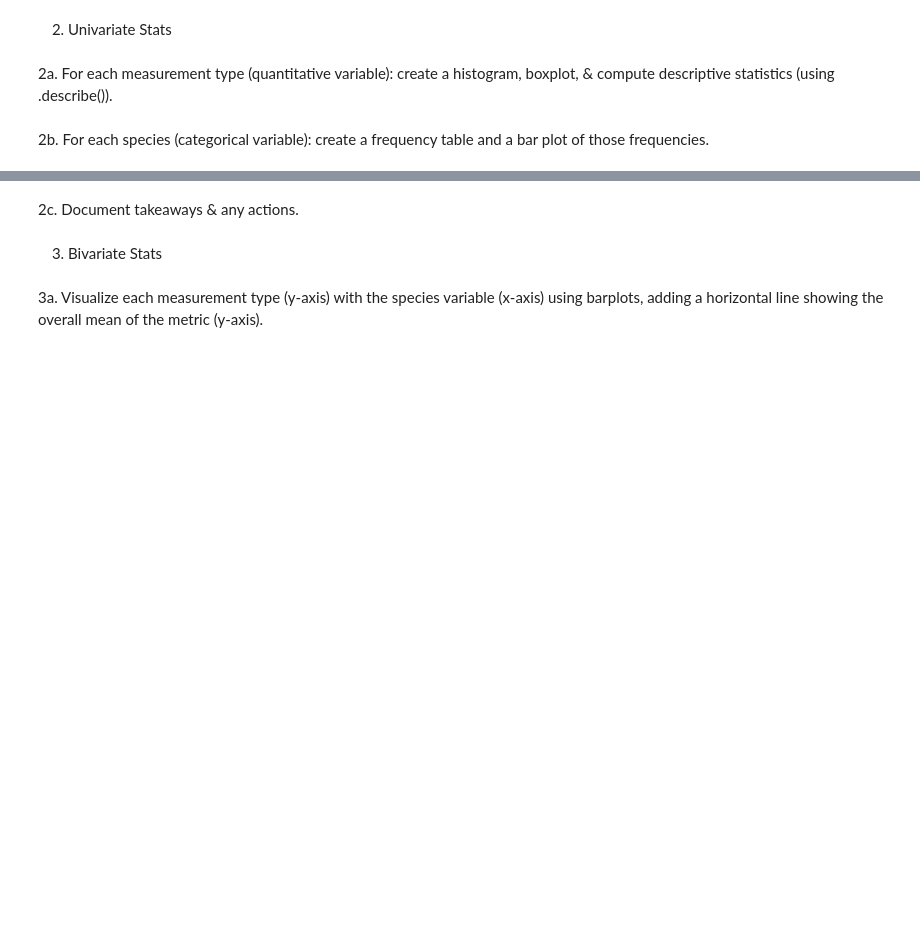
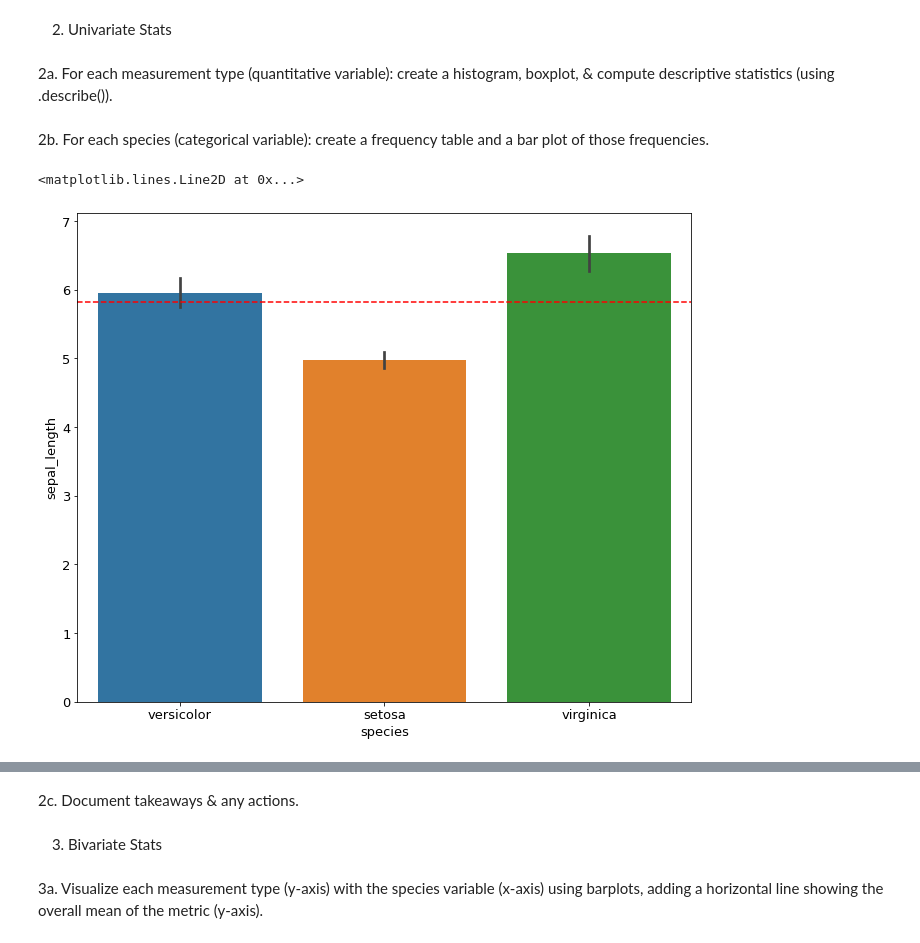
Before and after one commit to Tyler-Applegate/classification-exercises, a Jupyter notebook: classification_exercises.ipynb, the cells around one changed output, grey strips where cells are left out. Cells and saved outputs as stored; diff of their text form; code cells hidden in the pictures; blank space fills up the shorter version.

```diff
--- a/classification_exercises.ipynb
+++ b/classification_exercises.ipynb
@@ -359,0 +366,8 @@ iris_quant_vars = ['sepal_length', 'sepal_width', 'petal_length', 'petal_width']
+# %%
+# sepal length
+mean=iris_train['sepal_length'].mean()
+tsl = sns.barplot(data = iris_train, y = 'sepal_length', x ='species' )
+tsl.axhline(mean, color='r', linestyle='--')
+# %% [output]
+<matplotlib.lines.Line2D at 0x...>
+[figure, added]
```
Also changed, not shown: parts of 6 cells of this notebook.
